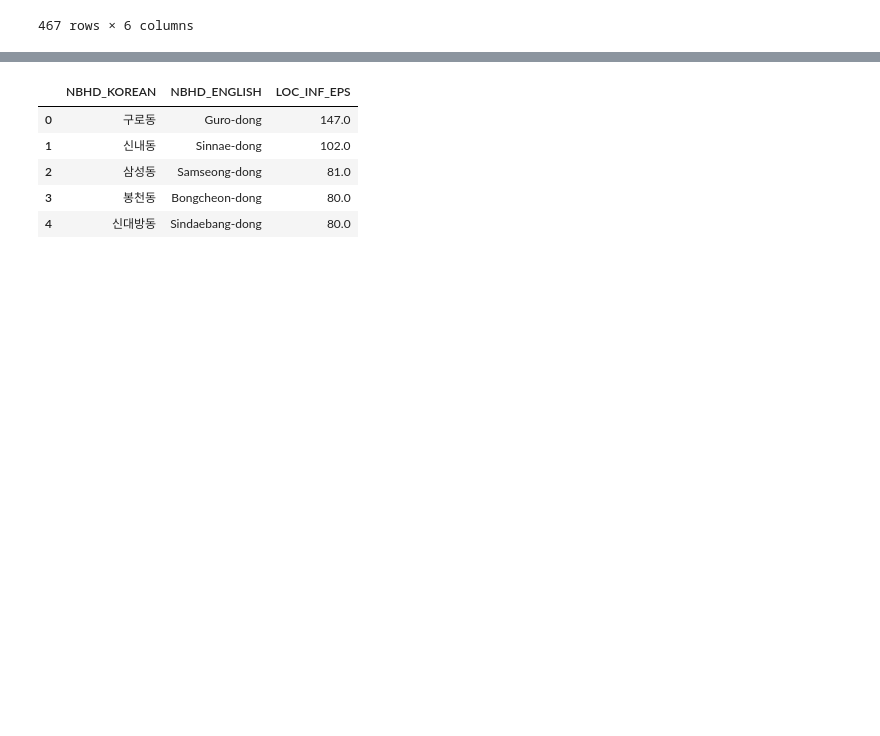
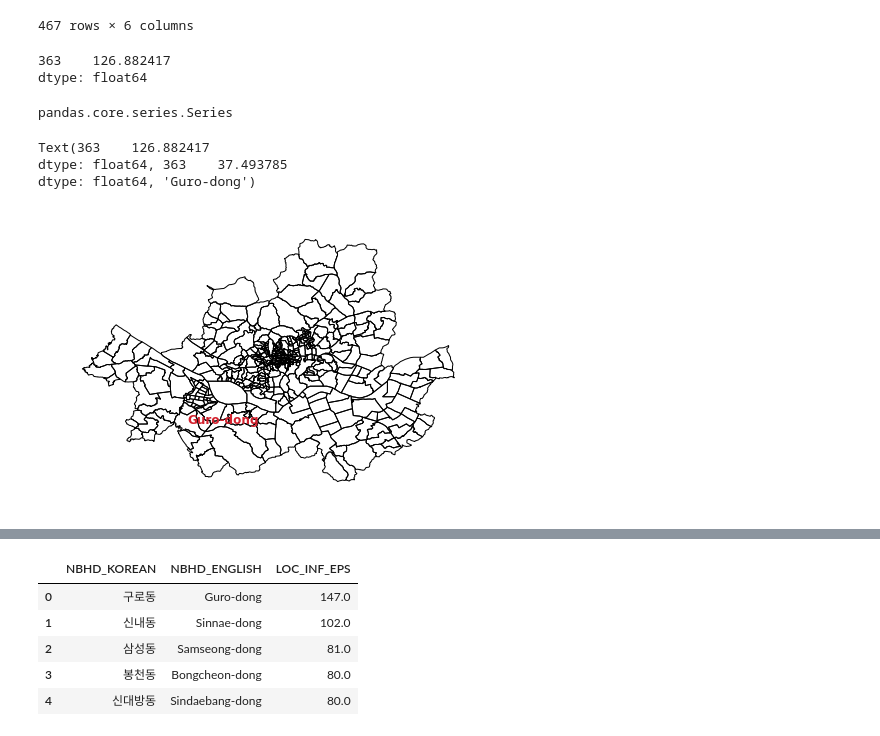
Before and after one commit to tarcisobraz/covid19-skorea, a Jupyter notebook: code/final-notebooks/q3-risky-neighborhoods-seoul.ipynb, the cells around one changed output, grey strips where cells are left out. Cells and saved outputs as stored; diff of their text form; code cells hidden in the pictures; blank space fills up the shorter version.

```diff
--- a/code/final-notebooks/q3-risky-neighborhoods-seoul.ipynb
+++ b/code/final-notebooks/q3-risky-neighborhoods-seoul.ipynb
@@ -410,3 +410,25 @@ top_risk_nbhs
 | 160 | 11140174 | POLYGON ((126.96578 37.55417, 126... | 만리동2가 | Malli-dong 2(i)-ga | 0.0 | POINT (126.96409 37.55429) |
 | 466 | 11740110 | POLYGON ((127.17604 37.57436, 127... | 강일동 | Gangil-dong | 0.0 | POINT (127.17260 37.56768) |
 467 rows × 6 columns
+# %%
+top_risk_nbhs.head(1).centroid
+# %% [output]
+363    126.882417
+dtype: float64
+# %%
+type(top_risk_nbhs.EMD_ENG_NM.head(1))
+# %% [output]
+pandas.core.series.Series
+# %%
+ax = geoplot.polyplot(seoul_shape);
+
+ax.annotate('Guro-dong',
+            xy=(top_risk_nbhs.head(1).centroid.x,top_risk_nbhs.head(1).centroid.y),
+            fontsize=12,
+            fontweight="bold",
+            color='#D3212D')
+# %% [output]
+Text(363    126.882417
+dtype: float64, 363    37.493785
+dtype: float64, 'Guro-dong')
+[figure, added]
```
Also changed, not shown: parts of 3 cells of this notebook, 7 other files.
